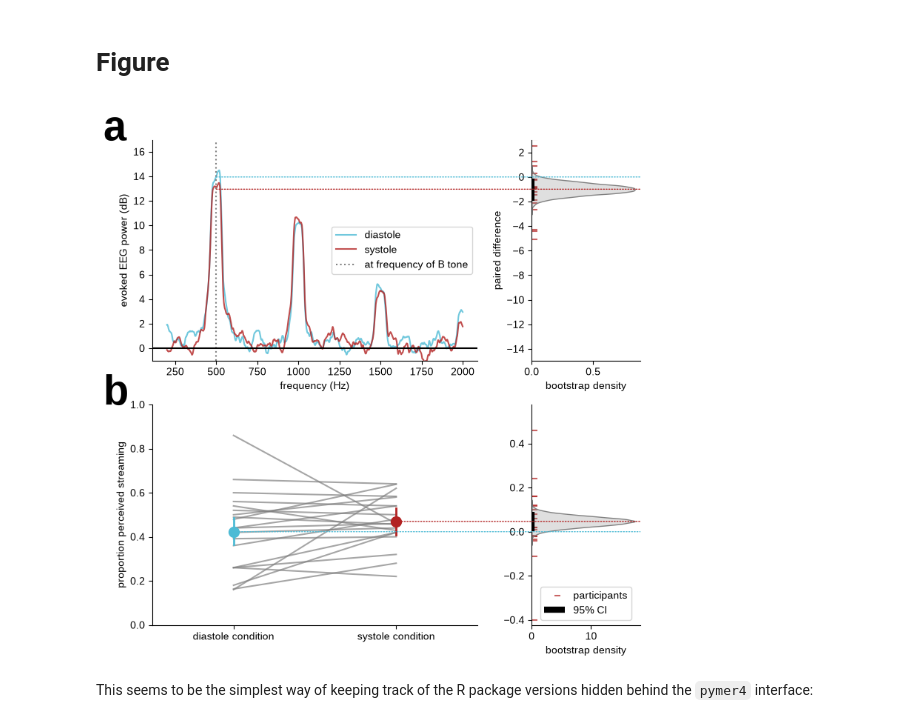
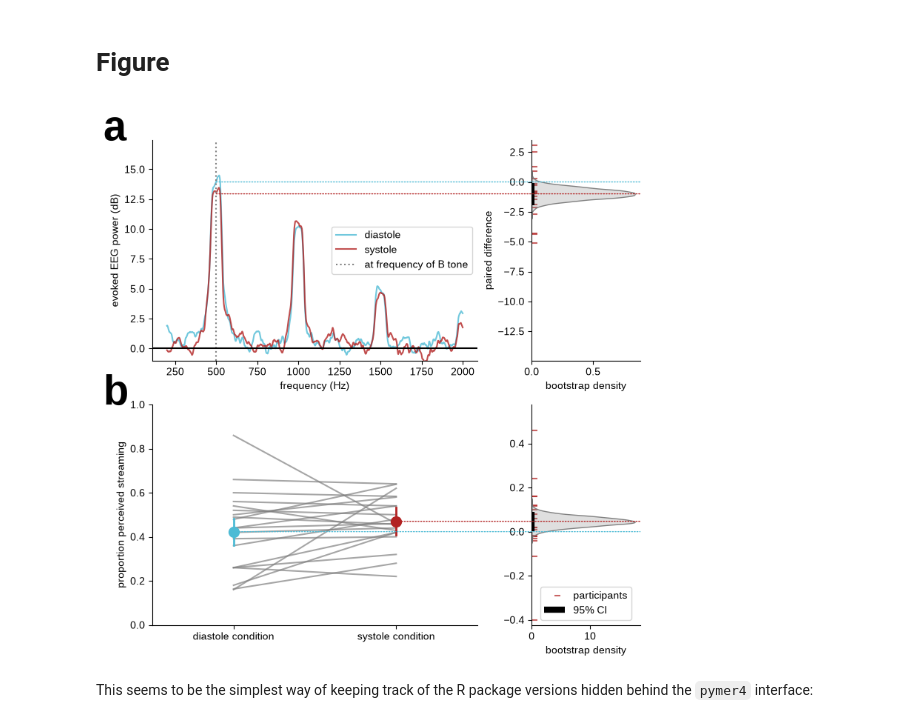
Before and after one commit to john-veillette/ecg-streaming-analysis, a Jupyter notebook: analysis.ipynb, the cells around one changed output. Drawn from its saved outputs; the diff is of its cells as text; code cells hidden in the pictures.

```diff
--- a/analysis.ipynb
+++ b/analysis.ipynb
@@ -186,13 +186,14 @@ axs[0, 0].set_ylabel('evoked EEG power (dB)')
 axs[0, 0].axvline(500, linestyle = 'dotted', color = 'gray', label = 'at frequency of B tone')
 axs[0, 0].legend(loc = 'center right')
 axs[0, 0].axhline(0, color = 'black')
-axs[0, 0].set_ylim(-1, diastole.mean() + 3)
+y_offset = 3.5
+axs[0, 0].set_ylim(-1, diastole.mean() + y_offset)
 axs[0, 0].spines[['top', 'right']].set_visible(False)
 
 sns.kdeplot(y = boot.bootstrap_distribution, color = 'grey', fill = True, ax = axs[0, 1])
 axs[0, 1].set_xlabel('bootstrap density')
 axs[0, 1].set_ylabel('paired difference')
-axs[0, 1].set_ylim(-1 - diastole.mean(), 3)
+axs[0, 1].set_ylim(-1 - diastole.mean(), y_offset)
 axs[0, 1].scatter(np.zeros_like(systole), systole-diastole, marker = 1, zorder = 0, color = syst_col, alpha = .7, label = 'participants')
 axs[0, 1].vlines(.0075, boot.confidence_interval[0], boot.confidence_interval[1], color = 'black', label = '95% CI')
 axs[0, 1].vlines(.015, boot.confidence_interval[0], boot.confidence_interval[1], color = 'black')
@@ -244,7 +245,8 @@ con = ConnectionPatch(
     axesB = axs[0, 1],
     linestyle = 'dotted',
     color = diast_col,
-    zorder = 1000
+    zorder = 1000,
+    #linewidth = .2
 )
 fig.add_artist(con)
 con = ConnectionPatch(
@@ -256,7 +258,8 @@ con = ConnectionPatch(
     axesB = axs[0, 1],
     linestyle = 'dotted',
     color = syst_col,
-    zorder = 1000
+    zorder = 1000,
+    #linewidth = .2
 )
 fig.add_artist(con)
 
@@ -271,7 +274,8 @@ con = ConnectionPatch(
     axesB = axs[1, 1],
     linestyle = 'dotted',
     color = diast_col,
-    zorder = 1000
+    zorder = 1000,
+    #linewidth = .2
 )
 fig.add_artist(con)
 con = ConnectionPatch(
@@ -279,35 +283,36 @@ con = ConnectionPatch(
     xyB = (xlim[1], res['delta']['mean']),
     coordsA = 'data',
     coordsB = 'data',
     axesA = axs[1, 0],
     axesB = axs[1, 1],
     linestyle = 'dotted',
     color = syst_col,
-    zorder = 1000
+    zorder = 1000,
+    #linewidth = .2
 )
 fig.add_artist(con)
 
 ########### add panel labels
 plt.rcParams['font.family'] = 'sans-serif'
 plt.rcParams['font.sans-serif'] = ['Liberation Sans'] + plt.rcParams['font.sans-serif']
 
 def add_label(ax, label, x_offset = -.15, y_offset = .0):
     xmin, xmax = ax.get_xlim()
     xscale = xmax - xmin
     ymin, ymax = ax.get_ylim()
     yscale = ymax - ymin
     ax.text(
         xmin + x_offset*xscale, ymax + yscale*y_offset,
         label, size = 40, weight = 'bold'
     )
 
 add_label(axs[0, 0], 'a')
 add_label(axs[1, 0], 'b')
 
 plt.savefig('results.tif', dpi = 300, bbox_inches = 'tight')
 plt.show()
 # %% [output]
-[figure, old version]
+[figure, new version]
 # %% [markdown]
 This seems to be the simplest way of keeping track of the R package versions hidden behind the `pymer4` interface:
 # %%
```
Also changed, not shown: parts of 2 cells of this notebook, 1 other file.
